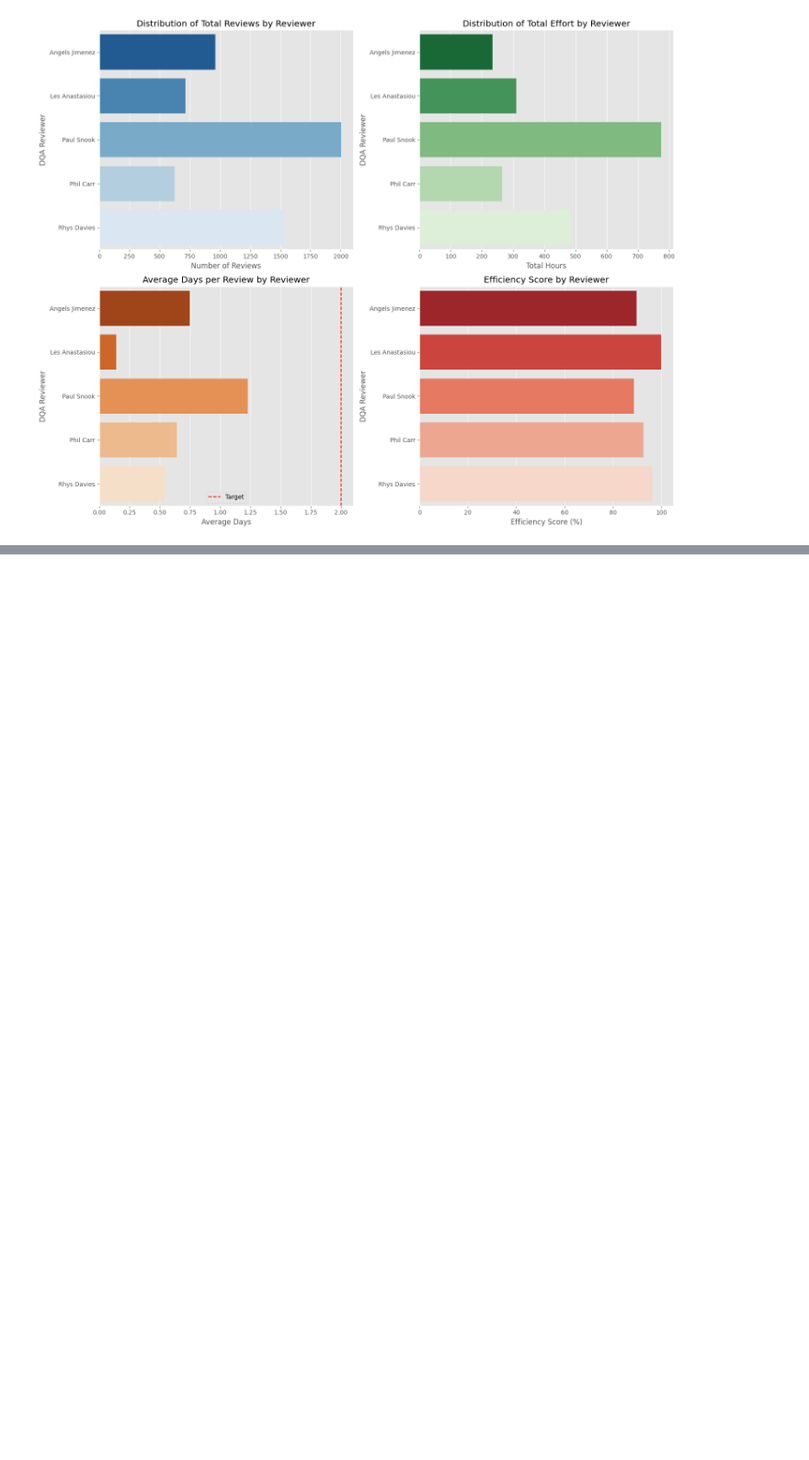
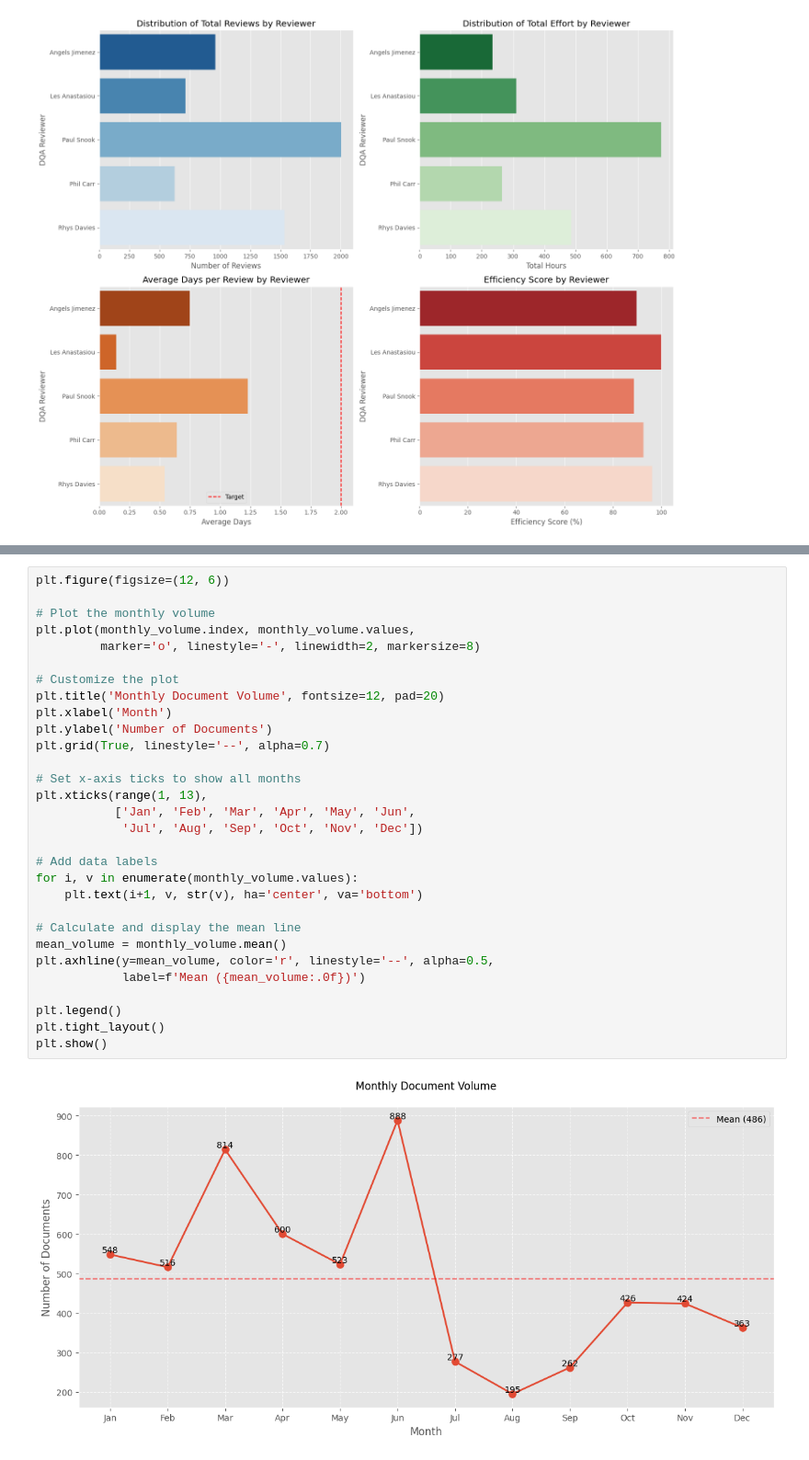
Before and after one commit to marcus-furius/Six-Sigma-Data-with-Python, a Jupyter notebook: src/advanced/dqa_detailed_analysis.ipynb, the cells around one changed output, grey strips where cells are left out. Shown at 92% size. Cells and saved outputs as stored; diff of their text form; blank space fills up the shorter version.

```diff
--- a/src/advanced/dqa_detailed_analysis.ipynb
+++ b/src/advanced/dqa_detailed_analysis.ipynb
@@ -756,0 +886,32 @@ plt.show()
+# %%
+plt.figure(figsize=(12, 6))
+
+# Plot the monthly volume
+plt.plot(monthly_volume.index, monthly_volume.values,
+         marker='o', linestyle='-', linewidth=2, markersize=8)
+
+# Customize the plot
+plt.title('Monthly Document Volume', fontsize=12, pad=20)
+plt.xlabel('Month')
+plt.ylabel('Number of Documents')
+plt.grid(True, linestyle='--', alpha=0.7)
+
+# Set x-axis ticks to show all months
+plt.xticks(range(1, 13),
+           ['Jan', 'Feb', 'Mar', 'Apr', 'May', 'Jun',
+            'Jul', 'Aug', 'Sep', 'Oct', 'Nov', 'Dec'])
+
+# Add data labels
+for i, v in enumerate(monthly_volume.values):
+    plt.text(i+1, v, str(v), ha='center', va='bottom')
+
+# Calculate and display the mean line
+mean_volume = monthly_volume.mean()
+plt.axhline(y=mean_volume, color='r', linestyle='--', alpha=0.5,
+            label=f'Mean ({mean_volume:.0f})')
+
+plt.legend()
+plt.tight_layout()
+plt.show()
+# %% [output]
+[figure, added]
```
Also changed, not shown: parts of 11 cells of this notebook, 28 other files.
